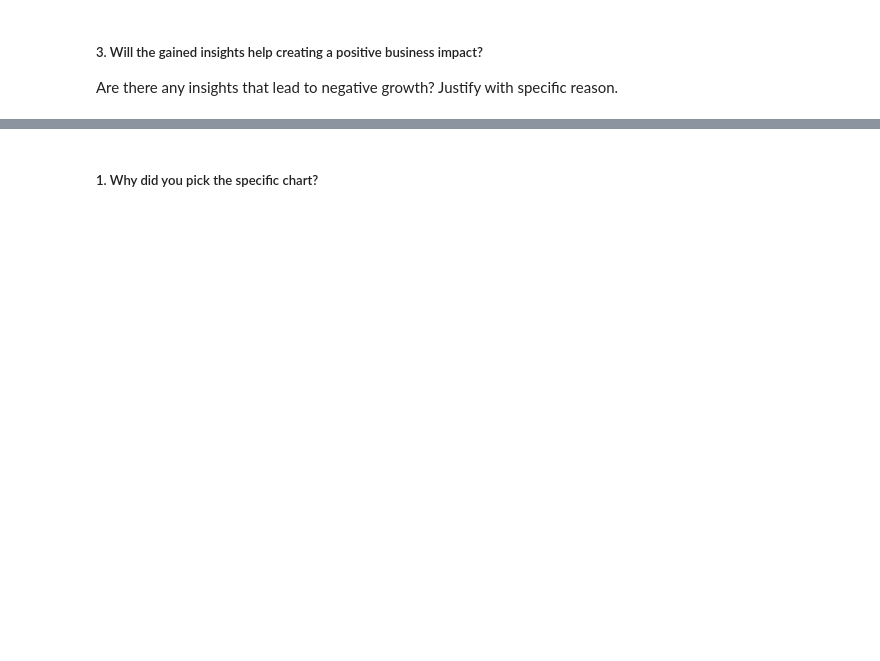
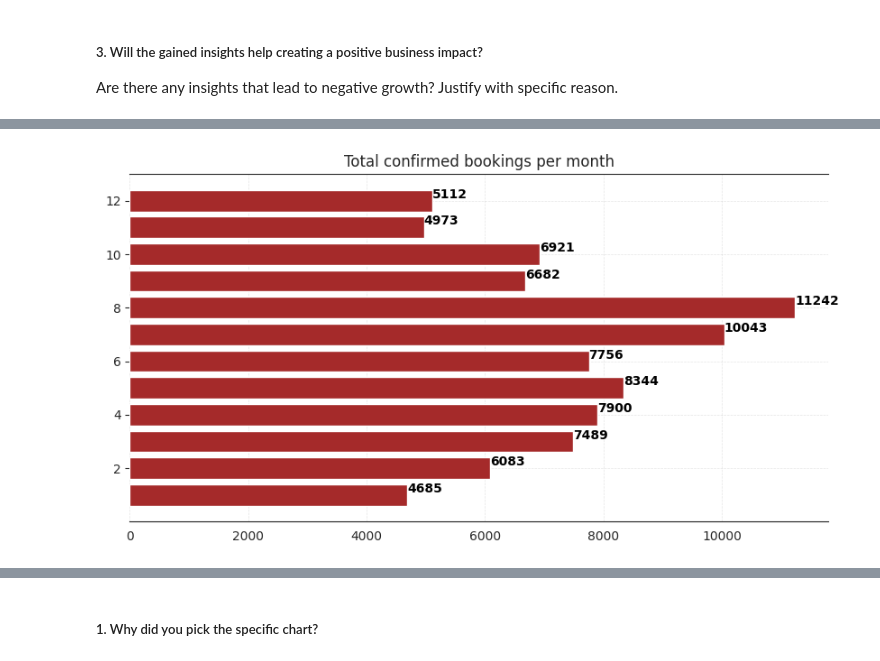
Before and after one commit to gautamdhanrajnemmaniwar/Hotel_Booking_Analysis_EDA, a Jupyter notebook: Hotel_Booking_Analysis_(EDA).ipynb, the cells around one changed output, grey strips where cells are left out. Saved outputs shown, nothing was run; the diff lists cells and outputs as text; code cells hidden in the pictures; blank space fills up the shorter version.

```diff
--- a/Hotel_Booking_Analysis_(EDA).ipynb
+++ b/Hotel_Booking_Analysis_(EDA).ipynb
@@ -891,0 +1012,8 @@ Answer Here
+# %%
+# Let's find out total confirmed bookings per month from January to December
+
+confirmed_bookings = hotel_df[hotel_df.is_canceled =='0']
+confirmed_bookings['arrival_date_month'] = hotel_df['arrival_date'].dt.month
+final_booking_count = confirmed_bookings['arrival_date_month'].value_counts().sort_index().reset_index()
+final_booking_count.columns = ['Month', 'Total_Booking_Count']
+final_booking_count
@@ -891,0 +1059,35 @@ Answer Here
+# %%
+# Let's visualize this data using horizontal bar graph
+# First let's see for confirmed bookings per month
+
+#Figure Size
+fig, ax = plt.subplots(figsize = (10, 5))
+
+#Horizontal Bar Plot
+ax.barh(final_booking_count.Month, final_booking_count.Total_Booking_Count, color = "brown")
+
+#Remove axes splines
+for s in ['left', 'right']:
+    ax.spines[s].set_visible(False)
+
+#Remove x, y Ticks
+ax.xaxis.set_ticks_position('none')
+#ax.yaxis.set_ticks_position('none')
+
+#Add x, y gridlines
+ax.grid(color = 'grey', linestyle = '--', linewidth = 0.5, alpha = 0.2)
+
+#Show top values
+#ax.invert_yaxis()
+
+#Add annotation to bars
+for i in ax.patches:
+    plt.text(i.get_width()+0.2, i.get_y()+0.5, str(round((i.get_width()), 2)), fontsize = 10, fontweight ='bold', color ='black')
+
+#Add Plot Title
+ax.set_title('Total confirmed bookings per month')
+
+#Show Plot
+plt.show()
+# %% [output]
+[figure, added]
```
Also changed, not shown: parts of 85 cells of this notebook.
